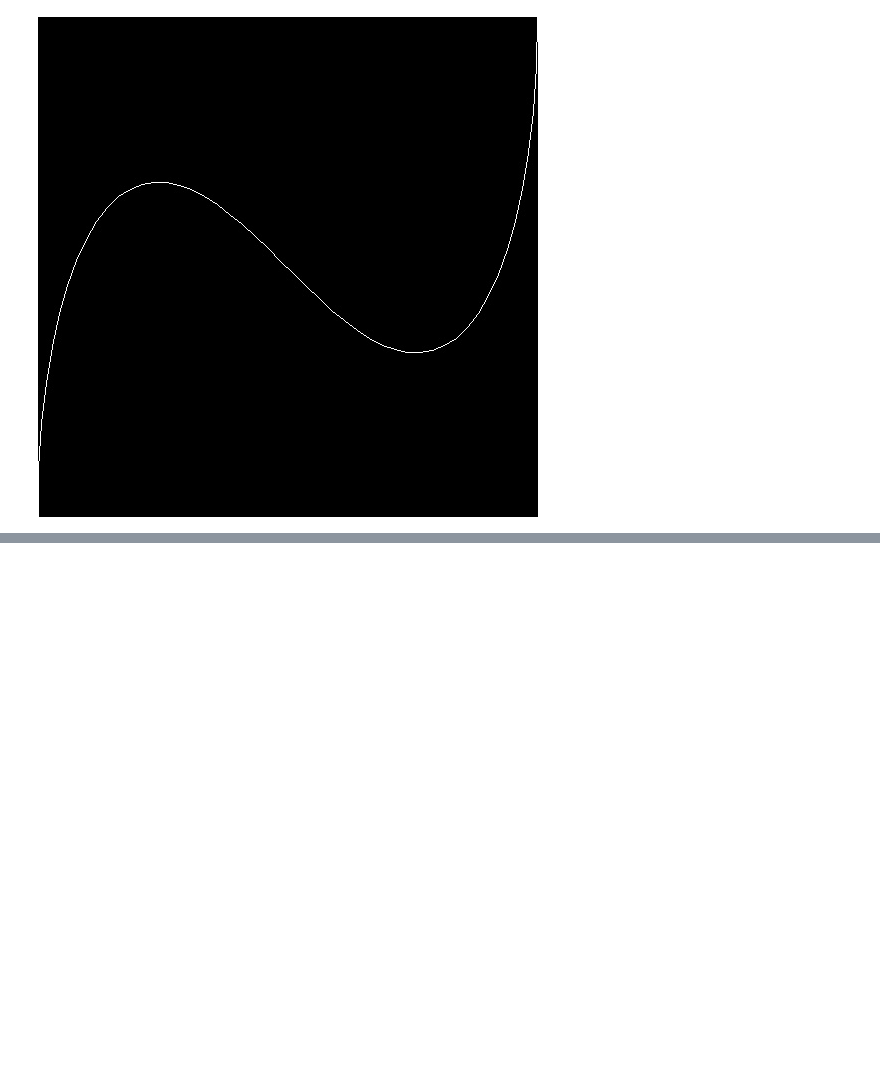
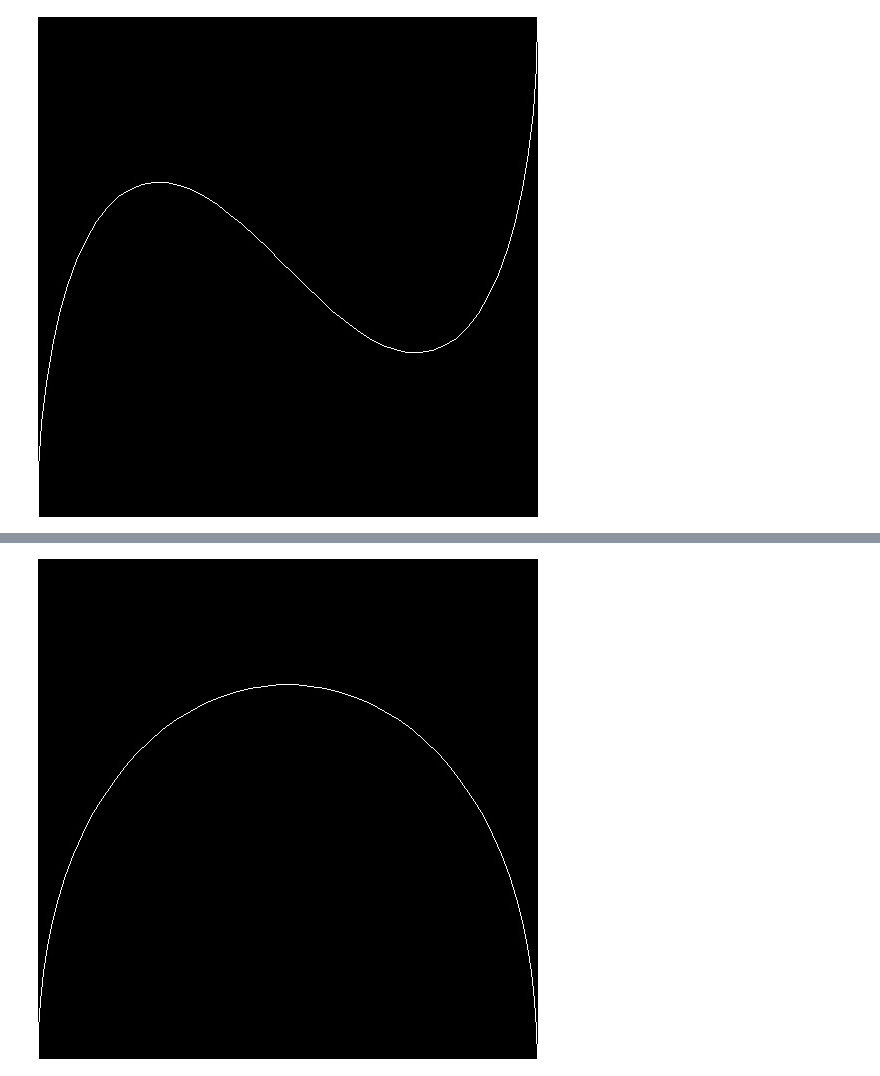
Before and after one commit to EvanLavender13/graphics, a Jupyter notebook: notebooks/bezier-curve.ipynb, the cells around one changed output, grey strips where cells are left out. Cells and saved outputs as stored; diff of their text form; code cells hidden in the pictures; blank space fills up the shorter version.

```diff
--- a/notebooks/bezier-curve.ipynb
+++ b/notebooks/bezier-curve.ipynb
@@ -134,0 +186,16 @@ imshow(screen)
+# %%
+control_points = np.array([
+    [0, 0],
+    [0, 499],
+    [499, 499],
+    [499, 0]
+], dtype=float)
+
+curve = interp.cubic_bezier(control_points, 50)
+
+screen = g.create_screen((500, 500))
+g.draw_points(screen, curve, lines=True)
+
+imshow(screen)
+# %% [output]
+[figure, added]
```
Also changed, not shown: parts of 8 cells of this notebook, 1 other file.
